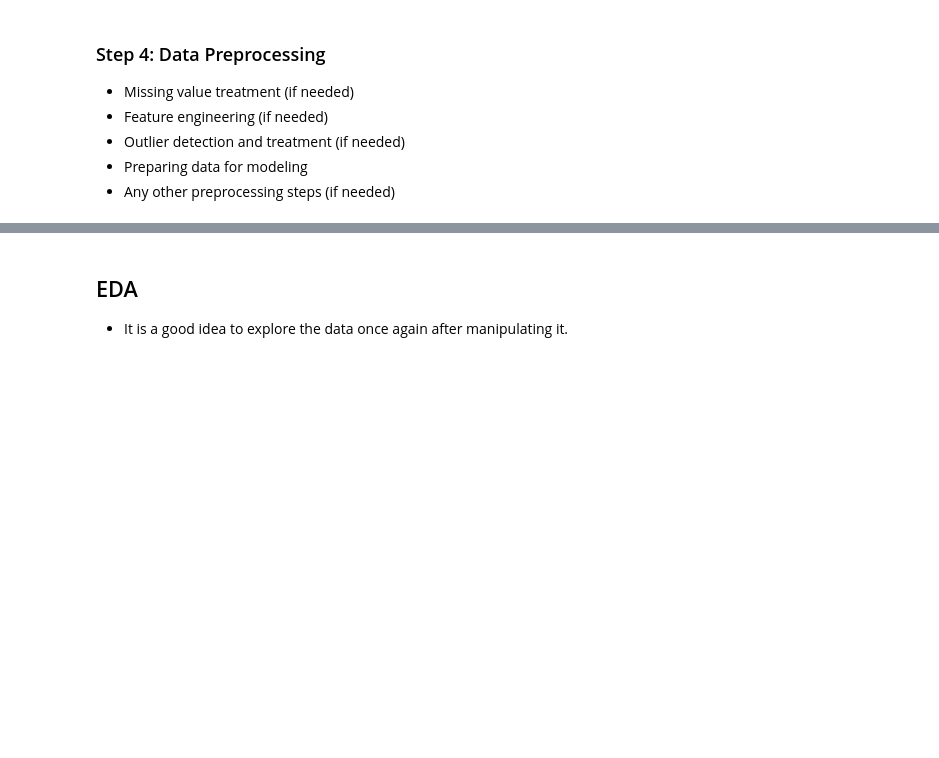
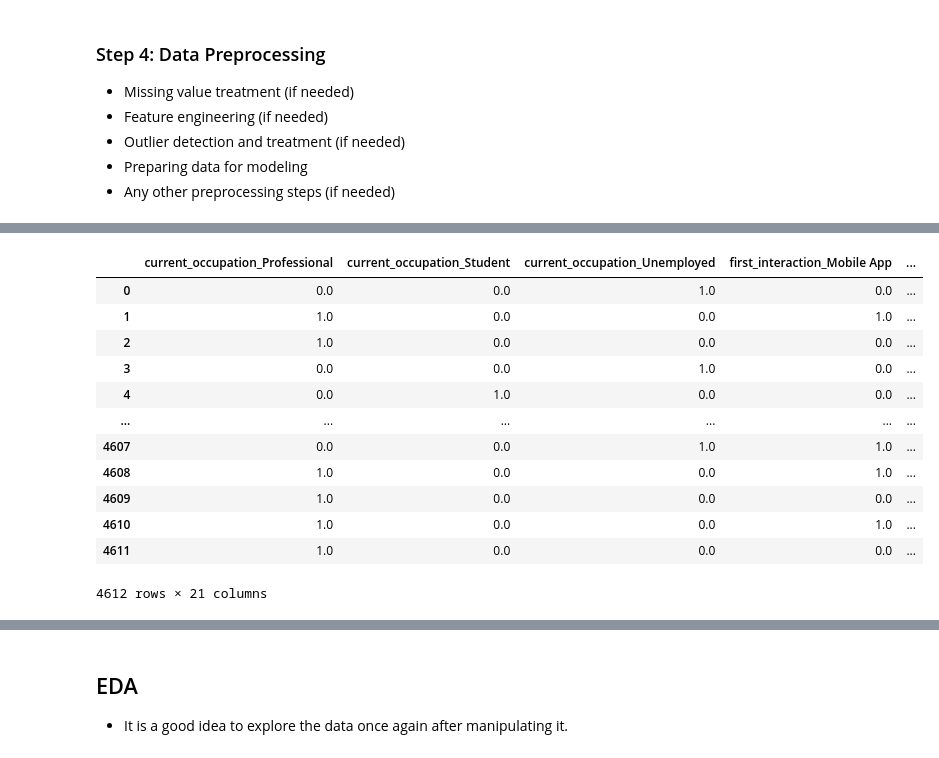
Before and after one commit to Xipilscode/Customer_Churn_ML-Predictive_Analytics, a Jupyter notebook: customer_growth.ipynb, the cells around one changed output, grey strips where cells are left out. Saved outputs shown, nothing was run; the diff lists cells and outputs as text; code cells hidden in the pictures; blank space fills up the shorter version.

```diff
--- a/customer_growth.ipynb
+++ b/customer_growth.ipynb
@@ -443,0 +484,16 @@ plt.show()
+# %%
+encoded_df
+# %% [output]
+|  | current_occupation_Professional | current_occupation_Student | current_occupation_Unemployed | first_interaction_Mobile App | ... |
+| 0 | 0.0 | 0.0 | 1.0 | 0.0 | ... |
+| 1 | 1.0 | 0.0 | 0.0 | 1.0 | ... |
+| 2 | 1.0 | 0.0 | 0.0 | 0.0 | ... |
+| 3 | 0.0 | 0.0 | 1.0 | 0.0 | ... |
+| 4 | 0.0 | 1.0 | 0.0 | 0.0 | ... |
+| ... | ... | ... | ... | ... | ... |
+| 4607 | 0.0 | 0.0 | 1.0 | 1.0 | ... |
+| 4608 | 1.0 | 0.0 | 0.0 | 1.0 | ... |
+| 4609 | 1.0 | 0.0 | 0.0 | 0.0 | ... |
+| 4610 | 1.0 | 0.0 | 0.0 | 1.0 | ... |
+| 4611 | 1.0 | 0.0 | 0.0 | 0.0 | ... |
+4612 rows × 21 columns
```
Also changed, not shown: parts of 20 cells of this notebook.
